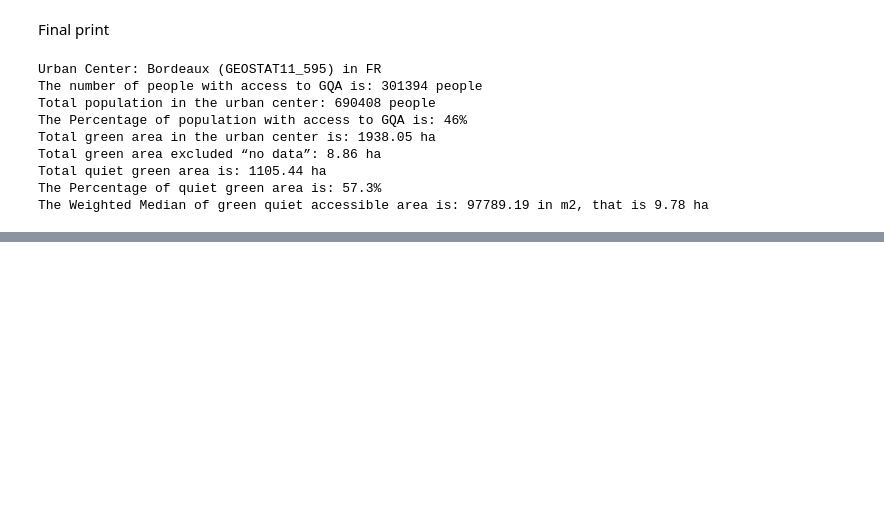
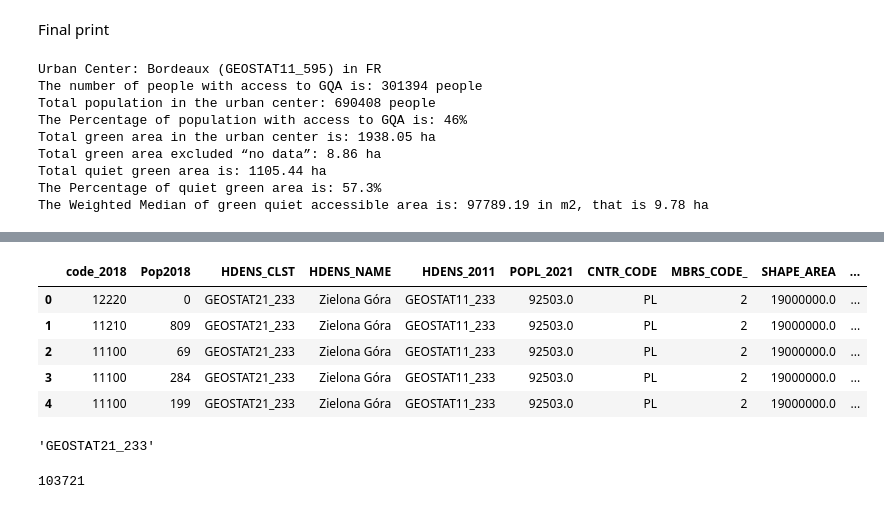
Before and after one commit to ubachr/GQA, a Jupyter notebook: dev/03_Postprocessing_Totals_duplicate5.ipynb, the cells around one changed output, grey strips where cells are left out. Saved outputs shown, nothing was run; the diff lists cells and outputs as text; code cells hidden in the pictures; blank space fills up the shorter version.

```diff
--- a/dev/03_Postprocessing_Totals_duplicate5.ipynb
+++ b/dev/03_Postprocessing_Totals_duplicate5.ipynb
@@ -1363,0 +1887,9 @@ The Weighted Median of green quiet accessible area is: 97789.19 in m2, that is 9
+# %%
+ua_urbc_agl.head()
+# %% [output]
+|  | code_2018 | Pop2018 | HDENS_CLST | HDENS_NAME | HDENS_2011 | POPL_2021 | CNTR_CODE | MBRS_CODE_ | SHAPE_AREA | ... |
+| 0 | 12220 | 0 | GEOSTAT21_233 | Zielona Góra | GEOSTAT11_233 | 92503.0 | PL | 2 | 19000000.0 | ... |
+| 1 | 11210 | 809 | GEOSTAT21_233 | Zielona Góra | GEOSTAT11_233 | 92503.0 | PL | 2 | 19000000.0 | ... |
+| 2 | 11100 | 69 | GEOSTAT21_233 | Zielona Góra | GEOSTAT11_233 | 92503.0 | PL | 2 | 19000000.0 | ... |
+| 3 | 11100 | 284 | GEOSTAT21_233 | Zielona Góra | GEOSTAT11_233 | 92503.0 | PL | 2 | 19000000.0 | ... |
+| 4 | 11100 | 199 | GEOSTAT21_233 | Zielona Góra | GEOSTAT11_233 | 92503.0 | PL | 2 | 19000000.0 | ... |
@@ -1363,0 +1904,8 @@ The Weighted Median of green quiet accessible area is: 97789.19 in m2, that is 9
+# %%
+uc_code
+# %% [output]
+'GEOSTAT21_233'
+# %%
+UC_UA_NCM_Pop
+# %% [output]
+103721
```
Also changed, not shown: parts of 29 cells of this notebook, 19 other files.
